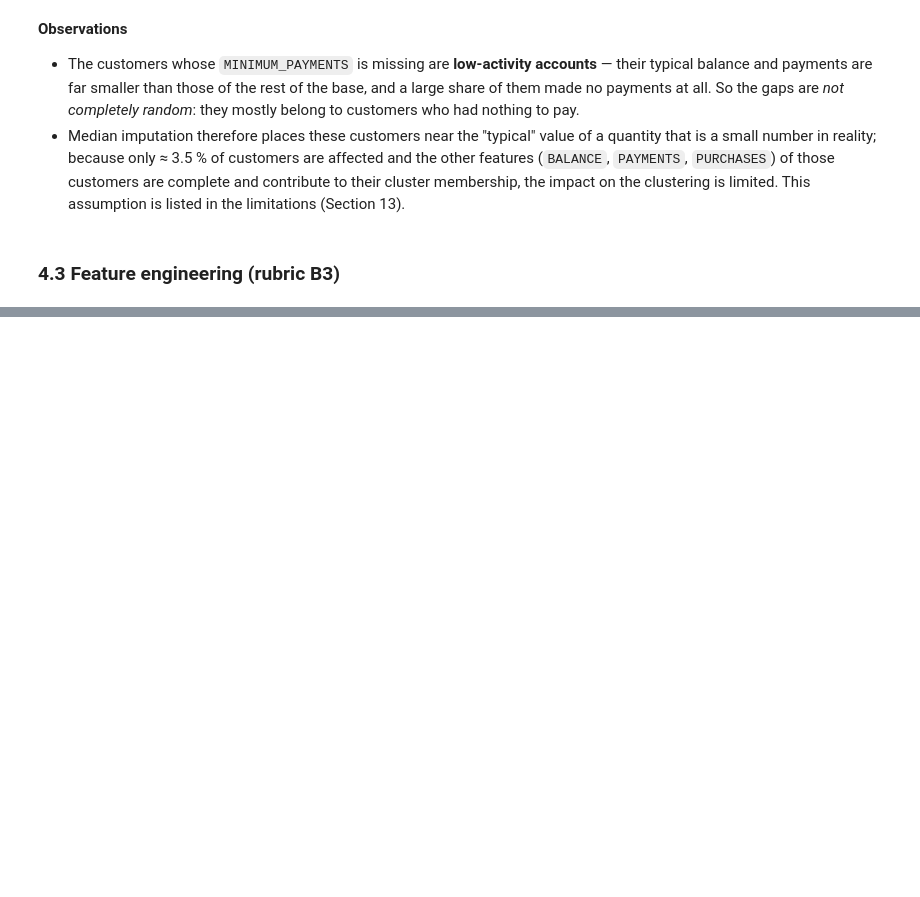
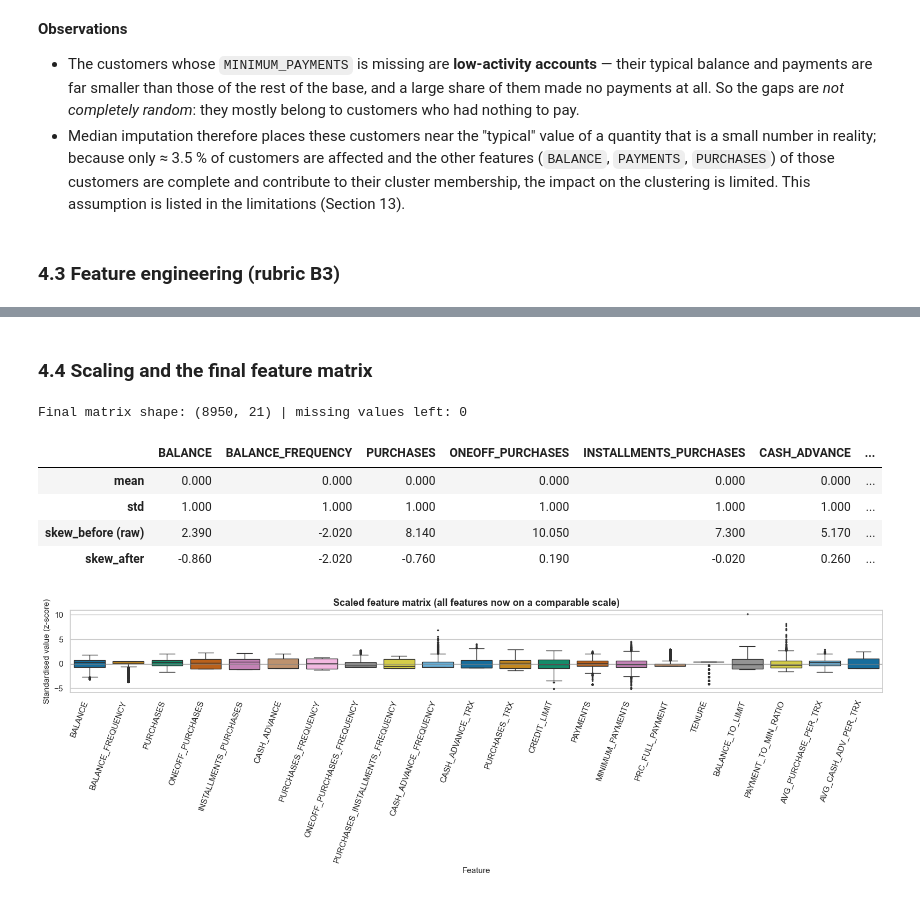
Before and after one commit to Reshma925/Vectora, a Jupyter notebook: Clustering/clustering.ipynb, the cells around one changed output, grey strips where cells are left out. Saved outputs shown, nothing was run; the diff lists cells and outputs as text; code cells hidden in the pictures; blank space fills up the shorter version.

```diff
--- a/Clustering/clustering.ipynb
+++ b/Clustering/clustering.ipynb
@@ -524,0 +549,27 @@ Duplicate rows (ignoring ID): 0
+# %% [markdown]
+### 4.4 Scaling and the final feature matrix
+# %%
+preprocessor = build_preprocessor()
+X_arr = preprocessor.fit_transform(df_raw[RAW_FEATURES])
+X = pd.DataFrame(X_arr, columns=FINAL_FEATURES, index=df_raw.index)   # scaled features used by both algorithms
+
+print("Final matrix shape:", X.shape, "| missing values left:", int(X.isna().sum().sum()))
+chk = pd.DataFrame({"mean": X.mean(), "std": X.std(),
+                    "skew_before (raw)": add_engineered_features(df_raw)[FINAL_FEATURES].replace([np.inf, -np.inf], np.nan).skew(),
+                    "skew_after": X.skew()})
+display(chk.T.round(2))
+
+fig, ax = plt.subplots(figsize=(16, 5.5))
+sns.boxplot(data=X, ax=ax, palette="colorblind", fliersize=1.5)
+ax.axhline(0, color="grey", lw=.8)
+ax.set(title="Scaled feature matrix (all features now on a comparable scale)", xlabel="Feature", ylabel="Standardised value (z-score)")
+plt.setp(ax.get_xticklabels(), rotation=70, ha="right")
+finish("11_scaled_features_boxplot")
+# %% [output]
+Final matrix shape: (8950, 21) | missing values left: 0
+|  | BALANCE | BALANCE_FREQUENCY | PURCHASES | ONEOFF_PURCHASES | INSTALLMENTS_PURCHASES | CASH_ADVANCE | ... |
+| mean | 0.000 | 0.000 | 0.000 | 0.000 | 0.000 | 0.000 | ... |
+| std | 1.000 | 1.000 | 1.000 | 1.000 | 1.000 | 1.000 | ... |
+| skew_before (raw) | 2.390 | -2.020 | 8.140 | 10.050 | 7.300 | 5.170 | ... |
+| skew_after | -0.860 | -2.020 | -0.760 | 0.190 | -0.020 | 0.260 | ... |
+[figure, added]
```
Also changed, not shown: parts of 23 cells of this notebook.
